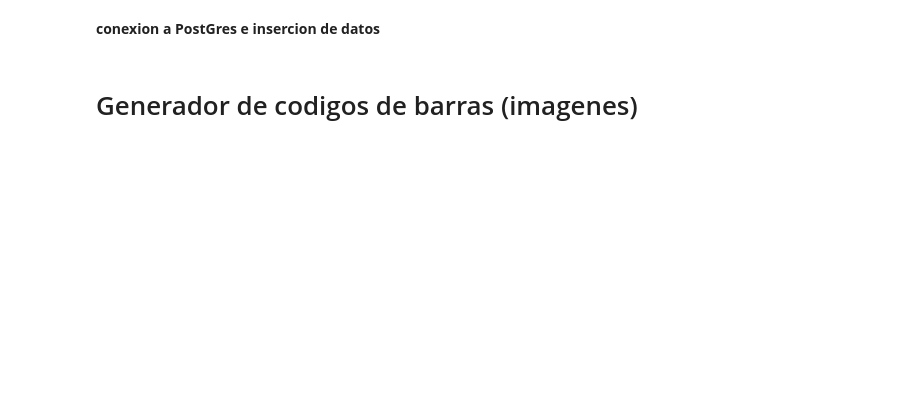
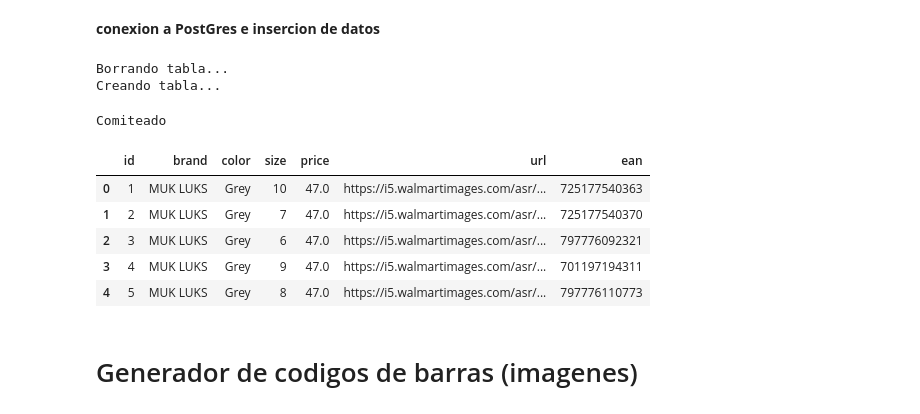
Before and after one commit to Ironhack-Data-Madrid-Enero-2021/Classroom-Materials, a Jupyter notebook: week_11/w11_d3 - ETL 3 (barcodes).ipynb, the cells around one changed output. Cells and saved outputs as stored; diff of their text form; code cells hidden in the pictures; blank space fills up the shorter version.

Commit message:
w11_d3 ETL3 barcodes

```diff
--- a/week_11/w11_d3 - ETL 3 (barcodes).ipynb
+++ b/week_11/w11_d3 - ETL 3 (barcodes).ipynb
@@ -13,4 +230,48 @@ Se rellena una base de datos de Postgres con datos guardados en csv.
 # %% [markdown]
 **conexion a PostGres e insercion de datos**
+# %%
+#!sudo -u usuario createdb nombre_db
+
+SCHEMA='barcodes'
+
+str_conn=f'postgres://iudh:password@localhost:5432/{SCHEMA}'
+# %%
+Base=declarative_base()
+
+class Barcodes(Base):
+
+    __tablename__='barcodes'
+    __table_args__={'schema': SCHEMA}
+
+    id=Column(Integer(), primary_key=True, autoincrement=True)
+    brand=Column(Text())
+    color=Column(Text())
+    size=Column(Text())
+    price=Column(Text())
+    url=Column(Text())
+    ean=Column(Text())
+# %%
+sql=ToSQL(str_conn, SCHEMA, Barcodes)
+
+sql.borra_tablas()
+sql.crea_tablas()
+# %% [output]
+Borrando tabla...
+Creando tabla...
+# %%
+sql.rellena_tablas(df)
+# %% [output]
+Comiteado
+# %%
+df_codes=sql.show_df()
+
+df_codes.head()
+# %% [output]
+|  | id | brand | color | size | price | url | ean |
+| 0 | 1 | MUK LUKS | Grey | 10 | 47.0 | https://i5.walmartimages.com/asr/... | 725177540363 |
+| 1 | 2 | MUK LUKS | Grey | 7 | 47.0 | https://i5.walmartimages.com/asr/... | 725177540370 |
+| 2 | 3 | MUK LUKS | Grey | 6 | 47.0 | https://i5.walmartimages.com/asr/... | 797776092321 |
+| 3 | 4 | MUK LUKS | Grey | 9 | 47.0 | https://i5.walmartimages.com/asr/... | 701197194311 |
+| 4 | 5 | MUK LUKS | Grey | 8 | 47.0 | https://i5.walmartimages.com/asr/... | 797776110773 |
 # %% [markdown]
 # Generador de codigos de barras (imagenes)
```
Also changed, not shown: parts of 22 cells of this notebook, 21 other files.
